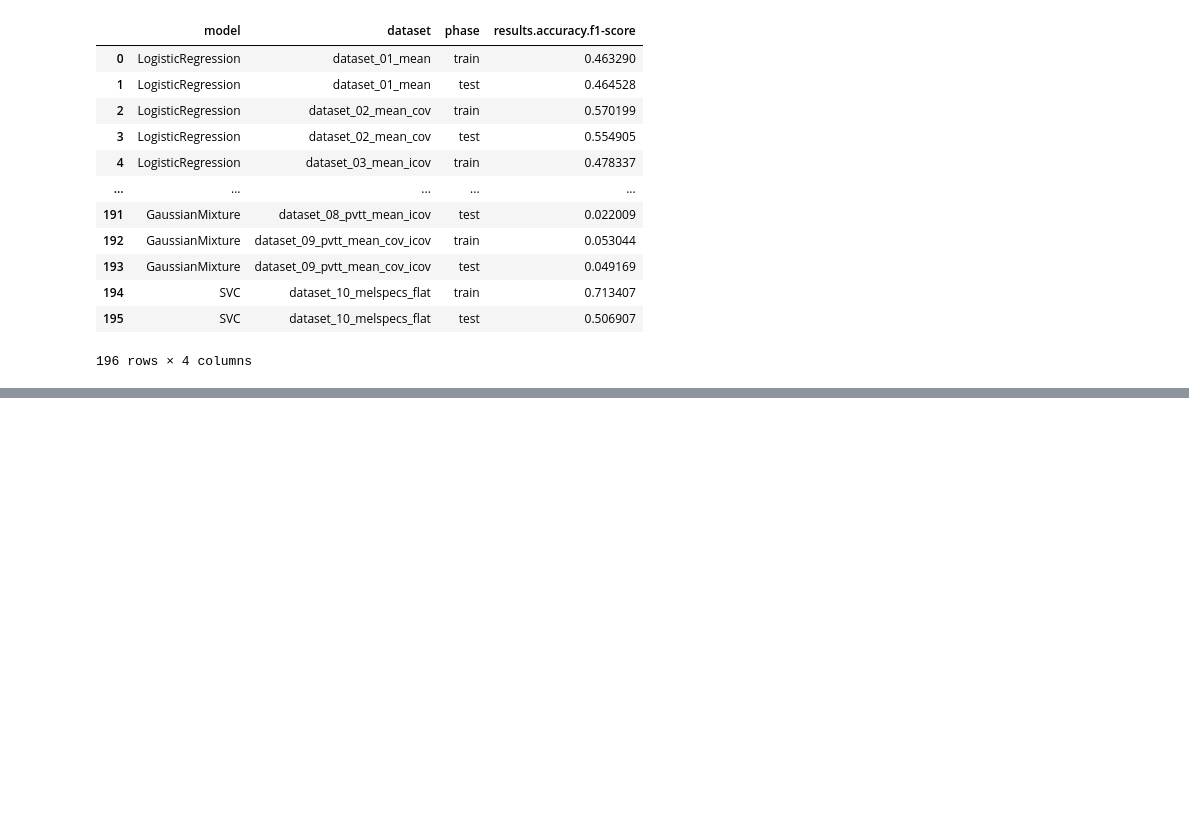
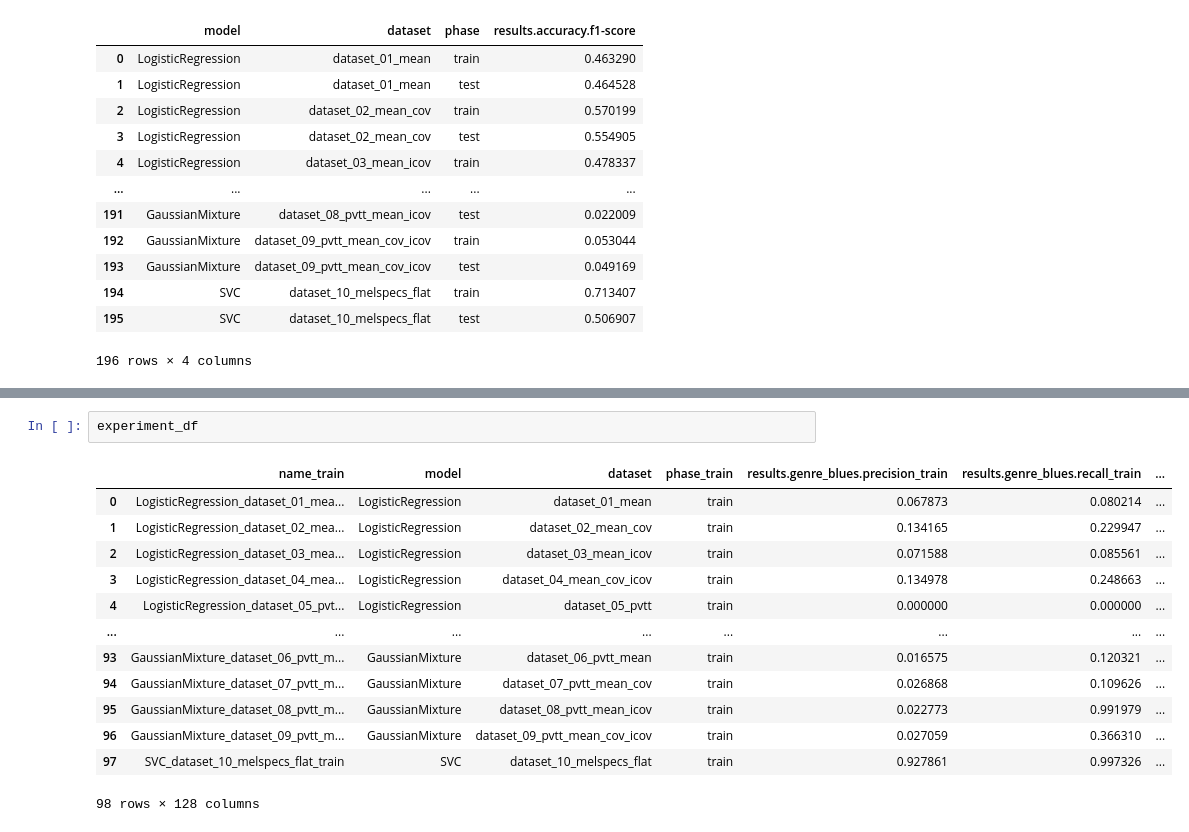
Before and after one commit to RERobbins/mids_w207_music_genre, a Jupyter notebook: member_workspaces/rich/models/results.ipynb, the cells around one changed output, grey strips where cells are left out. Drawn from its saved outputs; the diff is of its cells as text; blank space fills up the shorter version.

```diff
--- a/member_workspaces/rich/models/results.ipynb
+++ b/member_workspaces/rich/models/results.ipynb
@@ -112,0 +171,16 @@ Name: 64, Length: 65, dtype: object
+# %%
+experiment_df
+# %% [output]
+|  | name_train | model | dataset | phase_train | results.genre_blues.precision_train | results.genre_blues.recall_train | ... |
+| 0 | LogisticRegression_dataset_01_mea... | LogisticRegression | dataset_01_mean | train | 0.067873 | 0.080214 | ... |
+| 1 | LogisticRegression_dataset_02_mea... | LogisticRegression | dataset_02_mean_cov | train | 0.134165 | 0.229947 | ... |
+| 2 | LogisticRegression_dataset_03_mea... | LogisticRegression | dataset_03_mean_icov | train | 0.071588 | 0.085561 | ... |
+| 3 | LogisticRegression_dataset_04_mea... | LogisticRegression | dataset_04_mean_cov_icov | train | 0.134978 | 0.248663 | ... |
+| 4 | LogisticRegression_dataset_05_pvt... | LogisticRegression | dataset_05_pvtt | train | 0.000000 | 0.000000 | ... |
+| ... | ... | ... | ... | ... | ... | ... | ... |
+| 93 | GaussianMixture_dataset_06_pvtt_m... | GaussianMixture | dataset_06_pvtt_mean | train | 0.016575 | 0.120321 | ... |
+| 94 | GaussianMixture_dataset_07_pvtt_m... | GaussianMixture | dataset_07_pvtt_mean_cov | train | 0.026868 | 0.109626 | ... |
+| 95 | GaussianMixture_dataset_08_pvtt_m... | GaussianMixture | dataset_08_pvtt_mean_icov | train | 0.022773 | 0.991979 | ... |
+| 96 | GaussianMixture_dataset_09_pvtt_m... | GaussianMixture | dataset_09_pvtt_mean_cov_icov | train | 0.027059 | 0.366310 | ... |
+| 97 | SVC_dataset_10_melspecs_flat_train | SVC | dataset_10_melspecs_flat | train | 0.927861 | 0.997326 | ... |
+98 rows × 128 columns
```
Also changed, not shown: parts of 14 cells of this notebook.
